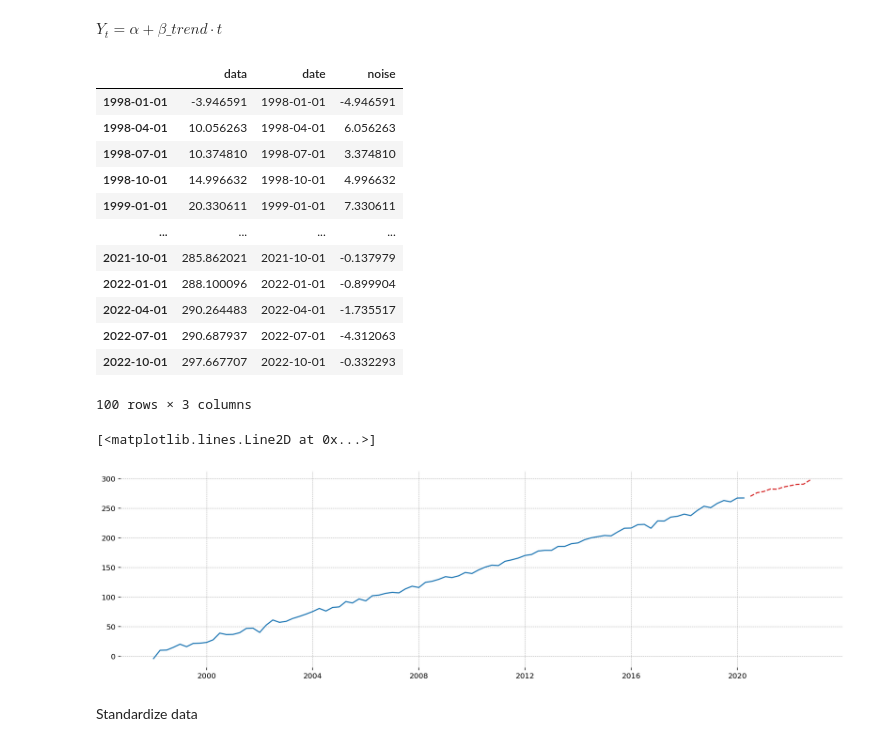
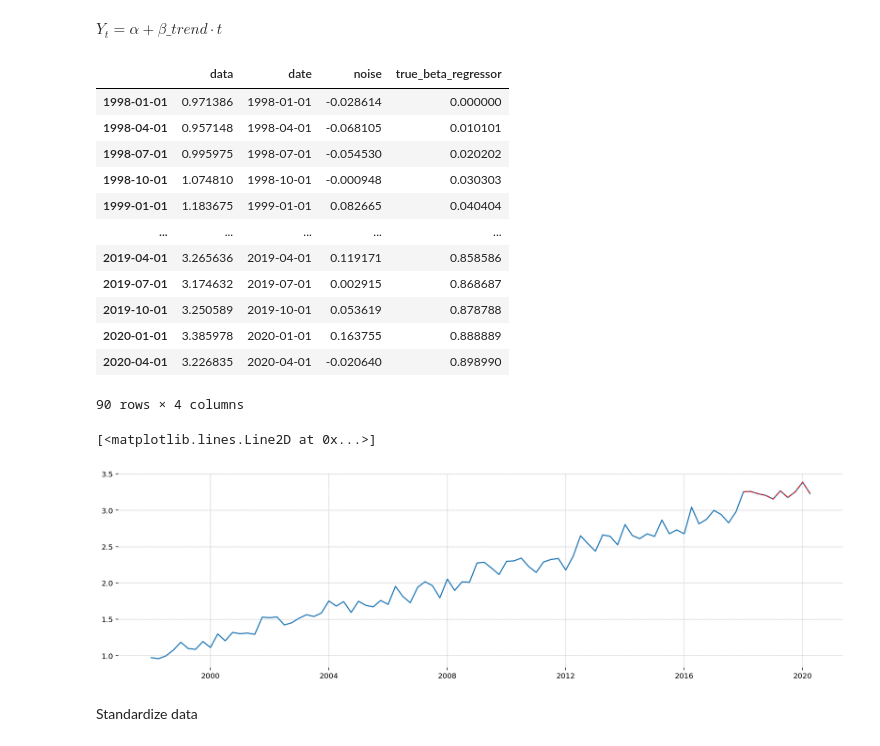
Before and after one commit to powell001/pymc_getting_started, a Jupyter notebook: code/time_series_spurious_regressor.ipynb, the cells around one changed output. Cells and saved outputs as stored; diff of their text form; code cells hidden in the pictures.

```diff
--- a/code/time_series_spurious_regressor.ipynb
+++ b/code/time_series_spurious_regressor.ipynb
@@ -73,35 +67,39 @@ Y_t = \alpha + \beta\_trend \cdot t
 $
 # %%
 true_alpha = 1.0
-true_beta_trend = 0.5
 true_beta_regressor = 2.5
-true_sigma = 3.5
+true_sigma = 0.1
 T = 100
+t = np.arange(1, T+1)
+
+linsp1 = np.linspace(0.0, 1.0, num=100)
 noise = np.random.normal(loc=0.0, scale=true_sigma, size=100)
-t = np.arange(T)
 
 ### Create data
-data = true_alpha + true_beta_trend * t + true_beta_regressor * t  + noise
+data = true_alpha + true_beta_regressor * linsp1 + noise
+
 date = pd.date_range("1998-01-01", periods=100, freq="QS")
 
 df = pd.DataFrame({"data": data}, index=date)
 df['date'] = df.index
 df['noise'] = noise
+df['true_beta_regressor'] = linsp1
+df = df[0:90]
 df
 # %% [output]
-|  | data | date | noise |
-| 1998-01-01 | -3.946591 | 1998-01-01 | -4.946591 |
-| 1998-04-01 | 10.056263 | 1998-04-01 | 6.056263 |
-| 1998-07-01 | 10.374810 | 1998-07-01 | 3.374810 |
-| 1998-10-01 | 14.996632 | 1998-10-01 | 4.996632 |
-| 1999-01-01 | 20.330611 | 1999-01-01 | 7.330611 |
-| ... | ... | ... | ... |
-| 2021-10-01 | 285.862021 | 2021-10-01 | -0.137979 |
-| 2022-01-01 | 288.100096 | 2022-01-01 | -0.899904 |
-| 2022-04-01 | 290.264483 | 2022-04-01 | -1.735517 |
-| 2022-07-01 | 290.687937 | 2022-07-01 | -4.312063 |
-| 2022-10-01 | 297.667707 | 2022-10-01 | -0.332293 |
+|  | data | date | noise | true_beta_regressor |
+| 1998-01-01 | 0.971386 | 1998-01-01 | -0.028614 | 0.000000 |
+| 1998-04-01 | 0.957148 | 1998-04-01 | -0.068105 | 0.010101 |
+| 1998-07-01 | 0.995975 | 1998-07-01 | -0.054530 | 0.020202 |
+| 1998-10-01 | 1.074810 | 1998-10-01 | -0.000948 | 0.030303 |
+| 1999-01-01 | 1.183675 | 1999-01-01 | 0.082665 | 0.040404 |
+| ... | ... | ... | ... | ... |
+| 2019-04-01 | 3.265636 | 2019-04-01 | 0.119171 | 0.858586 |
+| 2019-07-01 | 3.174632 | 2019-07-01 | 0.002915 | 0.868687 |
+| 2019-10-01 | 3.250589 | 2019-10-01 | 0.053619 | 0.878788 |
+| 2020-01-01 | 3.385978 | 2020-01-01 | 0.163755 | 0.888889 |
+| 2020-04-01 | 3.226835 | 2020-04-01 | -0.020640 | 0.898990 |
-100 rows × 3 columns
+90 rows × 4 columns
 # %%
 train_data = df[:90]
 test_data = df[-10:]
@@ -110,6 +108,6 @@ plt.plot(train_data['data'], color='tab:blue')
 plt.plot(test_data['data'], ls='--', color='tab:red')
 # %% [output]
 [<matplotlib.lines.Line2D at 0x...>]
-[figure, old version]
+[figure, new version]
 # %% [markdown]
 Standardize data
```
Also changed, not shown: parts of 8 cells of this notebook, 5 other files.
